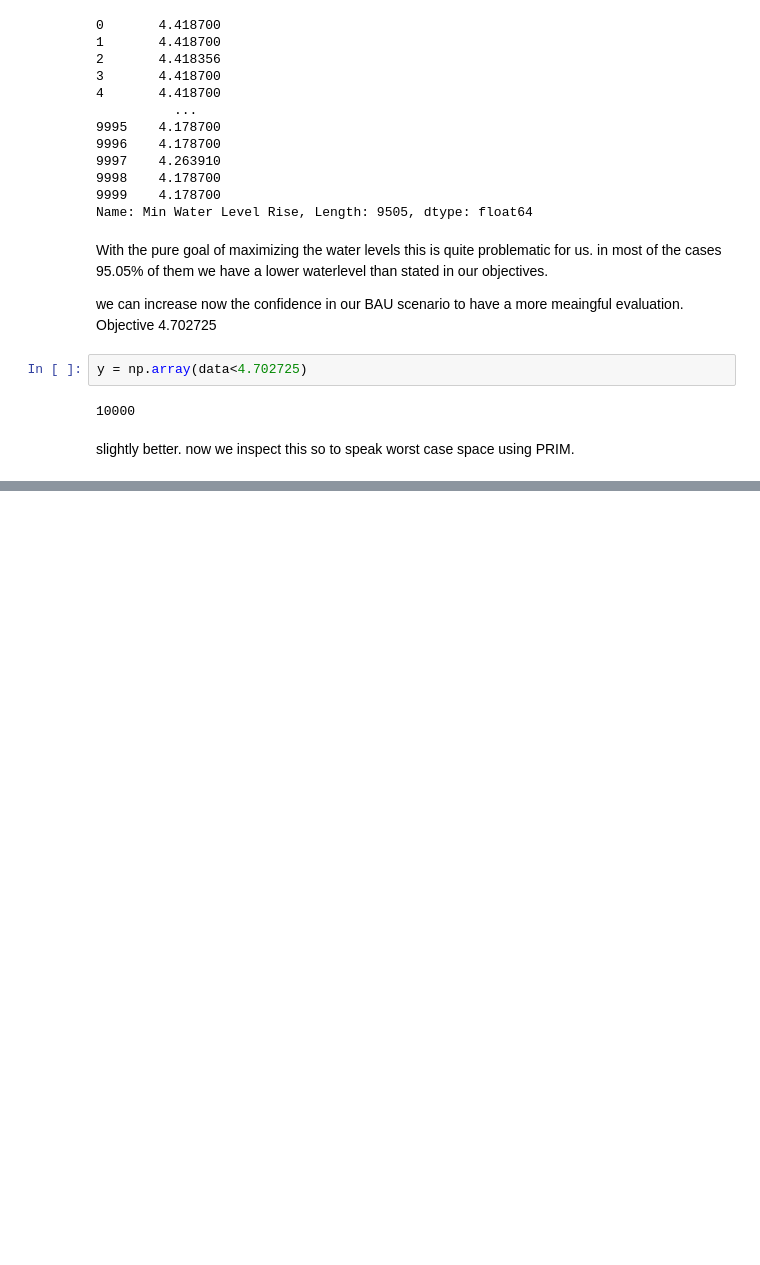
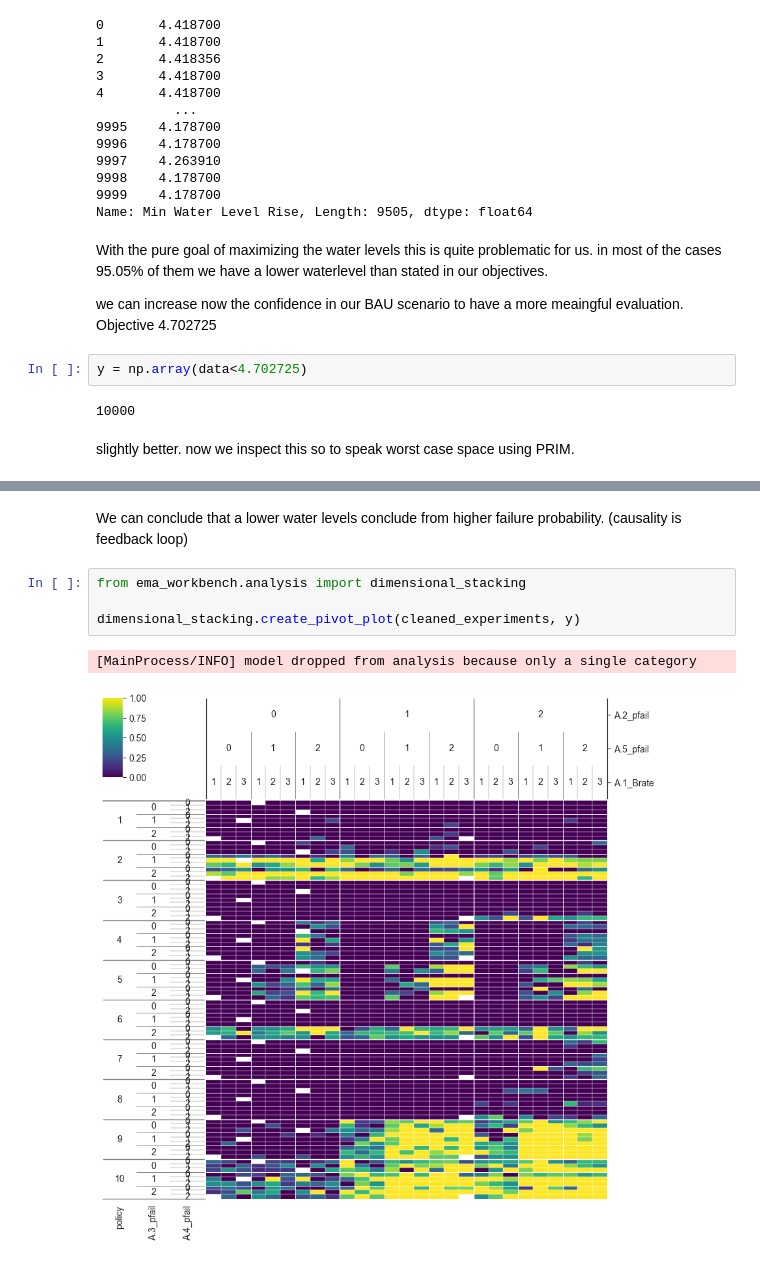
Before and after one commit to florihu/MBDM_Group5, a Jupyter notebook: scenario_discovery_PRIM.ipynb, the cells around one changed output, grey strips where cells are left out. Drawn from its saved outputs; the diff is of its cells as text; blank space fills up the shorter version.

```diff
--- a/scenario_discovery_PRIM.ipynb
+++ b/scenario_discovery_PRIM.ipynb
@@ -199,0 +261,9 @@ box1 = prim_alg.find_box()
+# %% [markdown]
+We can conclude that a lower water levels conclude from higher failure probability. (causality is feedback loop)
+# %%
+from ema_workbench.analysis import dimensional_stacking
+
+dimensional_stacking.create_pivot_plot(cleaned_experiments, y)
+# %% [output]
+[MainProcess/INFO] model dropped from analysis because only a single category
+[figure, added]
```
Also changed, not shown: parts of 31 cells of this notebook, 4 other files.
